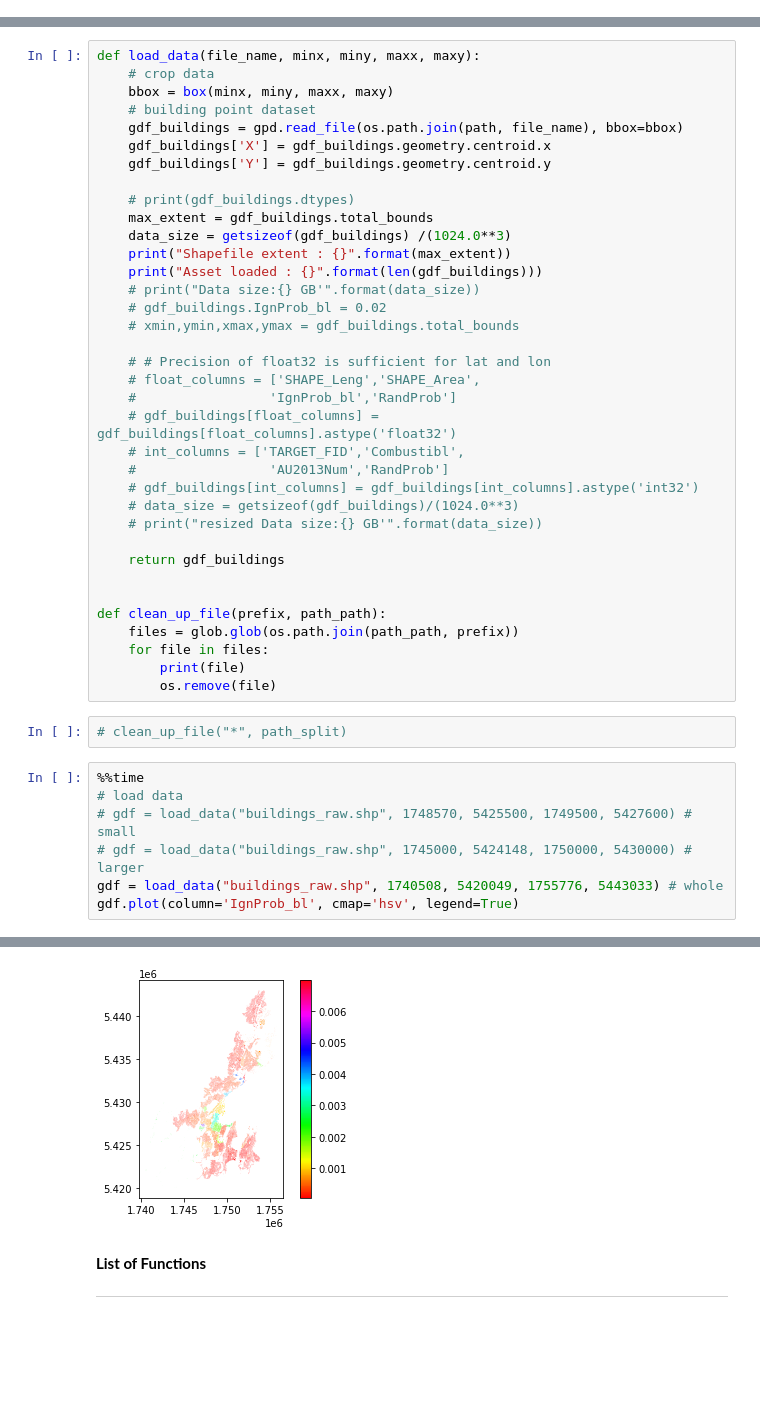
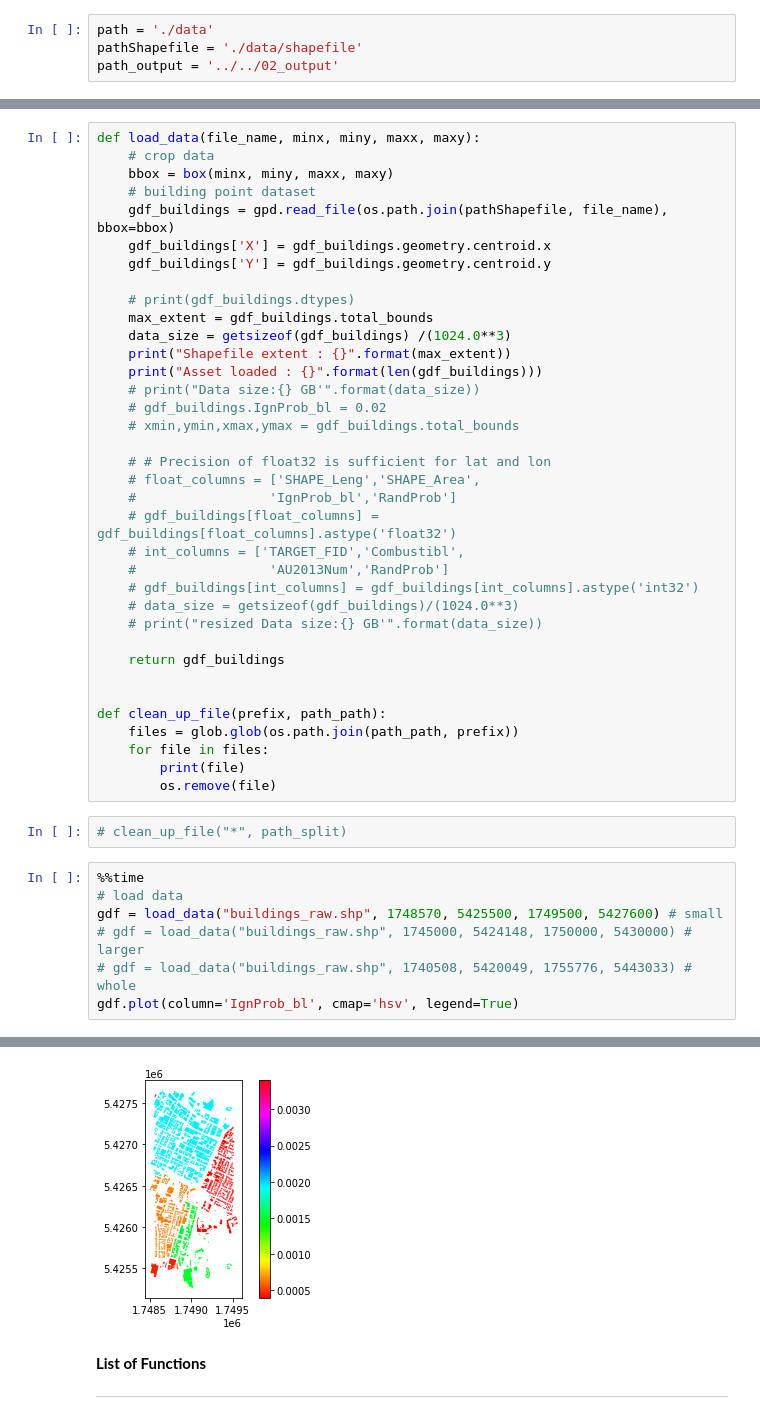
Before and after one commit to 37stu37/FFE, a Jupyter notebook: FFEedgesNumbaDask.ipynb, the cells around one changed output, grey strips where cells are left out. Drawn from its saved outputs; the diff is of its cells as text; blank space fills up the shorter version.

Commit message:
for small shapefile

```diff
--- a/FFEedgesNumbaDask.ipynb
+++ b/FFEedgesNumbaDask.ipynb
@@ -80,3 +75,7 @@ path_output = '/content/drive/My Drive/05_Sync/FFE/FireNetwork/00_output'
+# %%
+path = './data'
+pathShapefile = './data/shapefile'
+path_output = '../../02_output'
 # %% [markdown]
 **Load GIS data**
 
@@ -88,7 +87,7 @@ def load_data(file_name, minx, miny, maxx, maxy):
     # crop data
     bbox = box(minx, miny, maxx, maxy)
     # building point dataset
-    gdf_buildings = gpd.read_file(os.path.join(path, file_name), bbox=bbox)
+    gdf_buildings = gpd.read_file(os.path.join(pathShapefile, file_name), bbox=bbox)
     gdf_buildings['X'] = gdf_buildings.geometry.centroid.x
     gdf_buildings['Y'] = gdf_buildings.geometry.centroid.y
 
@@ -124,8 +123,8 @@ def clean_up_file(prefix, path_path):
 # %%
 %%time
 # load data
-# gdf = load_data("buildings_raw.shp", 1748570, 5425500, 1749500, 5427600) # small
+gdf = load_data("buildings_raw.shp", 1748570, 5425500, 1749500, 5427600) # small
 # gdf = load_data("buildings_raw.shp", 1745000, 5424148, 1750000, 5430000) # larger
-gdf = load_data("buildings_raw.shp", 1740508, 5420049, 1755776, 5443033) # whole
+# gdf = load_data("buildings_raw.shp", 1740508, 5420049, 1755776, 5443033) # whole
 gdf.plot(column='IgnProb_bl', cmap='hsv', legend=True)
 # %% [output]
@@ -136,4 +135,4 @@ Wall time: 36.1 s
-[figure, old version]
+[figure, new version]
 # %% [markdown]
 **List of Functions**
 
```
Also changed, not shown: parts of 17 cells of this notebook.
